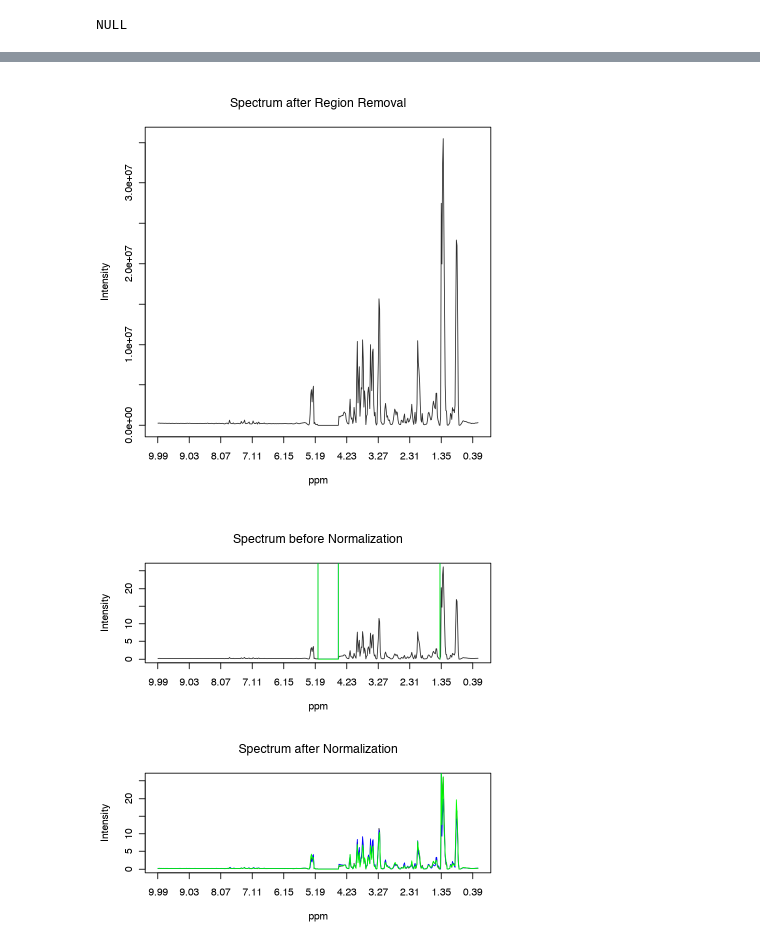
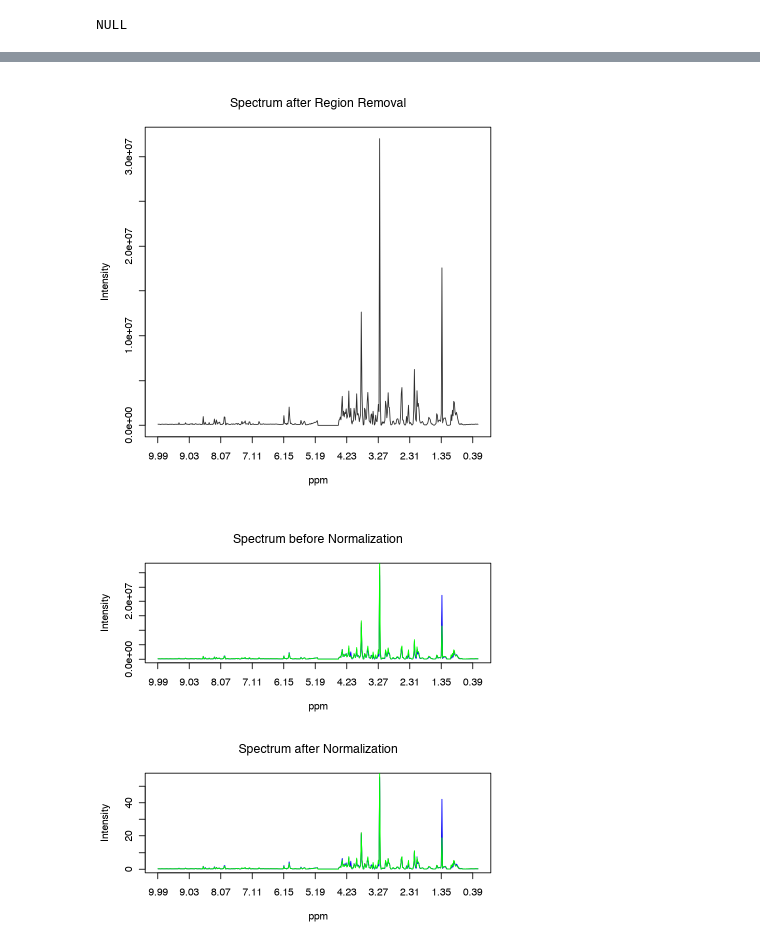
Before and after one commit to HallLab/MTBLS374_smoking_study_secondary_analysis, a Jupyter notebook: 1.1_Analysis_NMR_Preprocessing_PepsNMR_05072020.ipynb, the cells around one changed output, grey strips where cells are left out. Drawn from its saved outputs; the diff is of its cells as text; code cells hidden in the pictures.

Commit message:
Add files via upload
MTBLS430 data set

```diff
--- a/1.1_Analysis_NMR_Preprocessing_PepsNMR_05072020.ipynb
+++ b/1.1_Analysis_NMR_Preprocessing_PepsNMR_05072020.ipynb
@@ -9,7 +9,7 @@ Loading required package: usethis
 # %%
 # Check that setdir_path ends with '/'
 setdir_path <- '/Users/morris/Box/Hall_Lab/Projects/HUNA/'
-data_set_root_dir <- 'MTBLS424'
+data_set_root_dir <- 'MTBLS430'
 setwd(setdir_path)
 # %% [markdown]
 ### Creating the HUNA intialization file
@@ -45,5 +48,5 @@ col2 <- "firebrick1"
 # %%
-fidList <- ReadFids(file.path(path_to_fid),subdirs = TRUE, dirs.names = FALSE, verbose=TRUE)
+fidList <- ReadFids(file.path(path_to_fid),subdirs = FALSE, dirs.names = TRUE, verbose=TRUE)
 Fid_data <- fidList[["Fid_data"]]
 Fid_info <- fidList[["Fid_info"]]
 kable(head(Fid_info))
@@ -325,7 +323,7 @@ plot(Re(Spectrum_data.RR500[spectrIndex,]), col = col1, xaxt = "n",
      main = "Spectrum after Region Removal")
 axis(side = 1, at = at, labels = round(ppmvalues[at],2))
 # %% [output]
-[figure, old version]
+[figure, new version]
 # %%
 # ==== Normalization =================
 Spectrum_data.N500 <- Normalization(Spectrum_data.RR500, type.norm = "mean")
@@ -338,20 +336,20 @@ write.csv(Spectrum_data.N500, file = norm_bin_500_path)
 write.csv(Spectrum_data.N5000, file = norm_bin_5000_path)
 # %%
 par(mfrow=c(2,1))
-plot(Re(Spectrum_data.N500[spectrIndex,]), col = col1, xaxt = "n",
+plot(Re(Spectrum_data.RR500[spectrIndex,]), col = col1, xaxt = "n",
      type = "l", ylab = "Intensity", xlab = "ppm",
      main = "Spectrum before Normalization")
 axis(side = 1, at = at, labels = round(ppmvalues[at],2))
 lines(Re(Spectrum_data.RR500[2,]), col = "blue")
 lines(Re(Spectrum_data.RR500[3,]), col = "green")
 plot(Re(Spectrum_data.N500[spectrIndex,]), col = col1, xaxt = "n",
      type = "l", ylab = "Intensity", xlab = "ppm",
      main = "Spectrum after Normalization")
 axis(side = 1, at = at, labels = round(ppmvalues[at],2))
 lines(Re(Spectrum_data.N500[2,]), col = "blue")
 lines(Re(Spectrum_data.N500[3,]), col = "green")
 # %% [output]
-[figure, old version]
+[figure, new version]
 # %%
 # ==== Drawing PCA ====
 # Left class as blank
```
Also changed, not shown: parts of 20 cells of this notebook, 10 other files.
